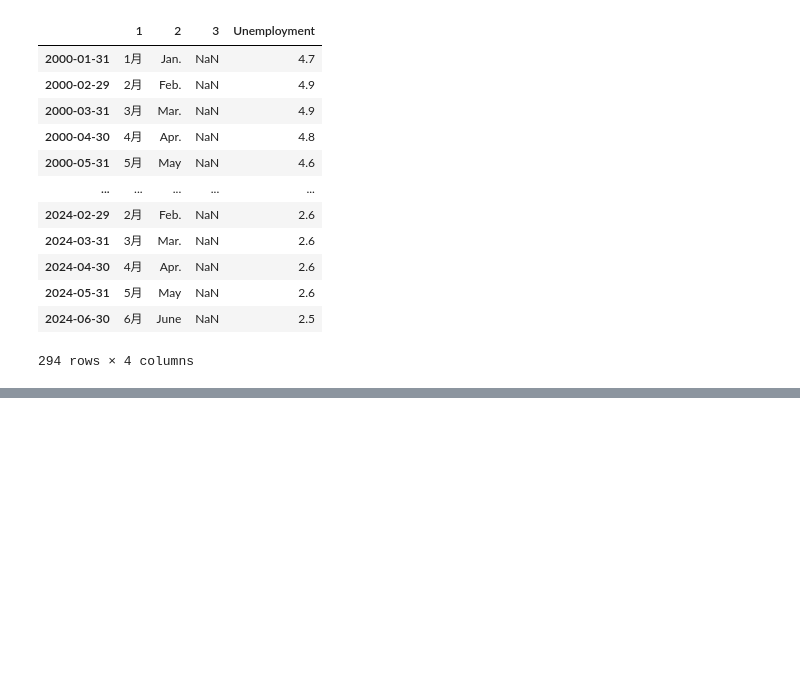
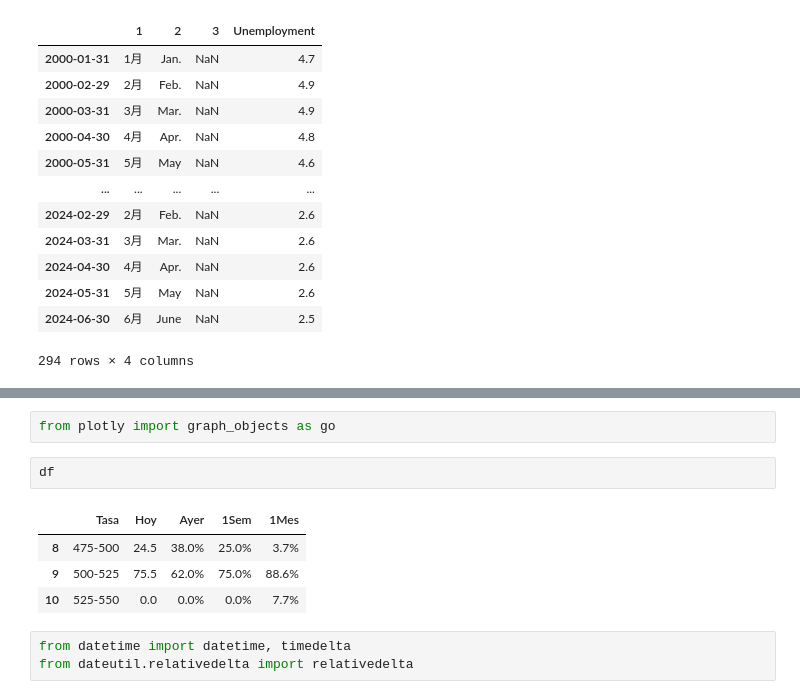
Before and after one commit to FedericoBohl/DatArg-2.0, a Jupyter notebook: __Test__.ipynb, the cells around one changed output, grey strips where cells are left out. Drawn from its saved outputs; the diff is of its cells as text; blank space fills up the shorter version.

```diff
--- a/__Test__.ipynb
+++ b/__Test__.ipynb
@@ -1578,0 +1599,12 @@ Cannot parse header or footer so it will be ignored
+# %%
+from plotly import graph_objects as go
+# %%
+df
+# %% [output]
+|  | Tasa | Hoy | Ayer | 1Sem | 1Mes |
+| 8 | 475-500 | 24.5 | 38.0% | 25.0% | 3.7% |
+| 9 | 500-525 | 75.5 | 62.0% | 75.0% | 88.6% |
+| 10 | 525-550 | 0.0 | 0.0% | 0.0% | 7.7% |
+# %%
+from datetime import datetime, timedelta
+from dateutil.relativedelta import relativedelta
```
Also changed, not shown: parts of 16 cells of this notebook, 4 other files.
